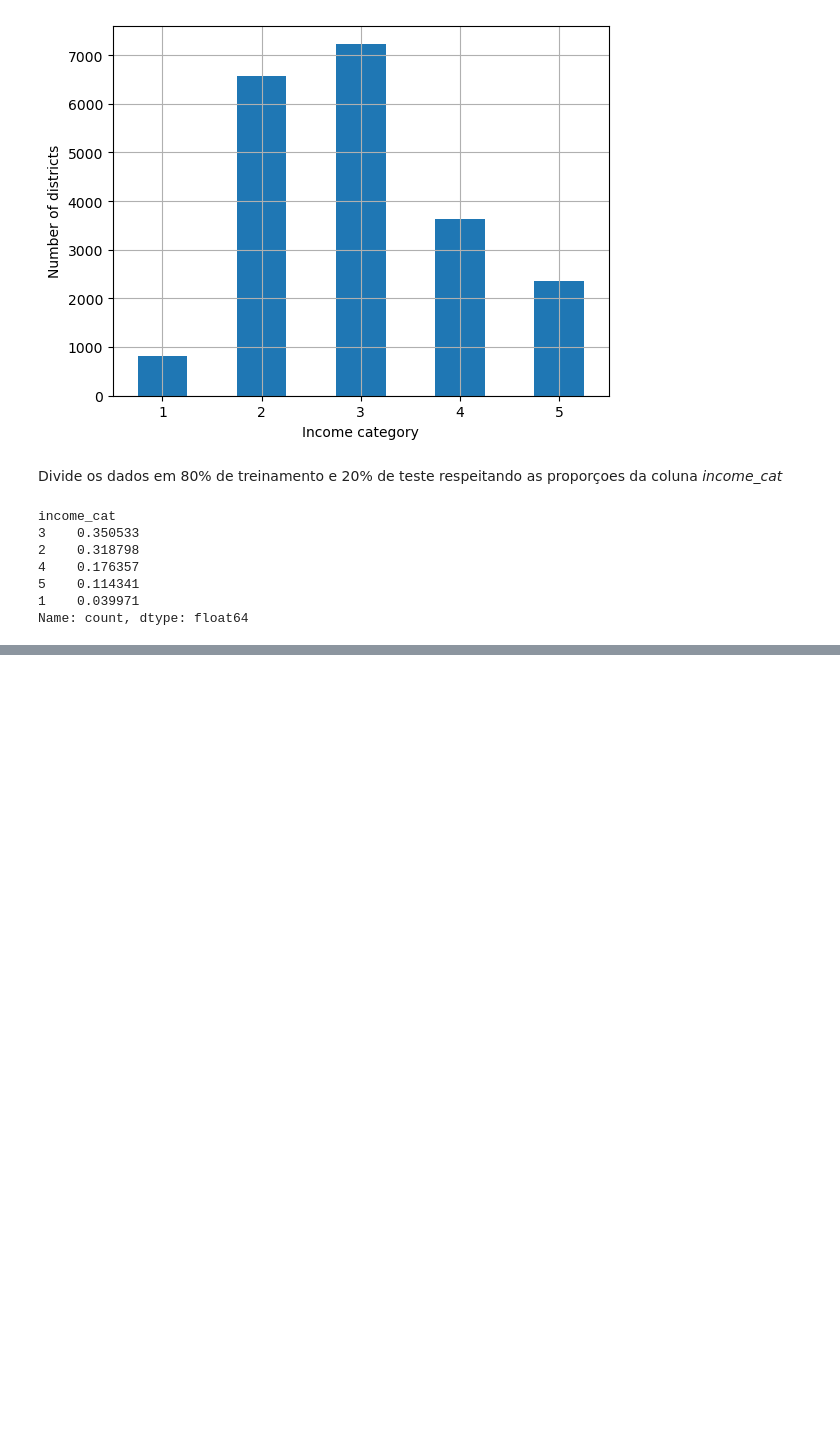
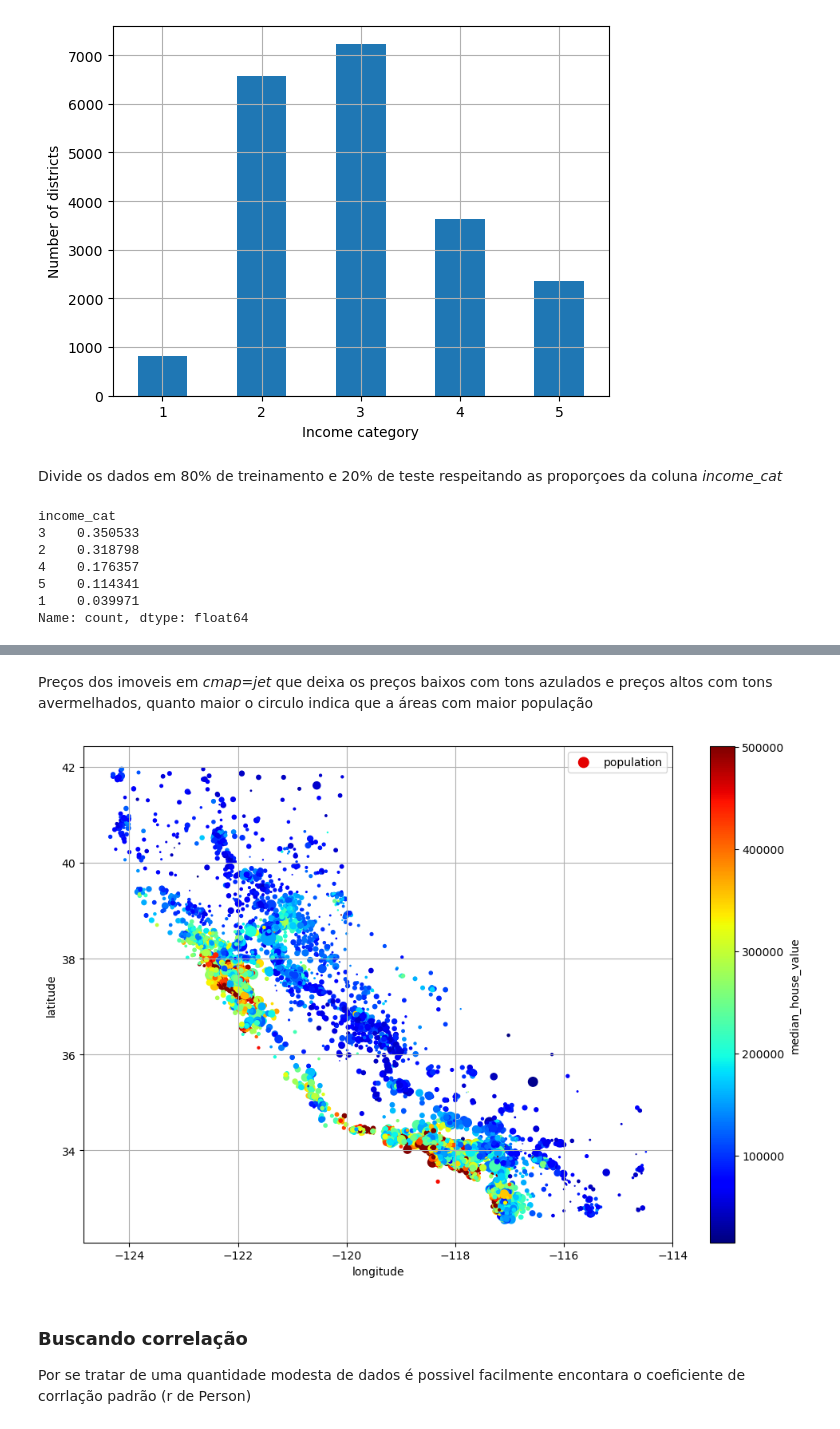
Before and after one commit to ThierryFabian00/Estudos-ml, a Jupyter notebook: Capitulo_02/projeto.ipynb, the cells around one changed output, grey strips where cells are left out. Cells and saved outputs as stored; diff of their text form; code cells hidden in the pictures; blank space fills up the shorter version.

```diff
--- a/Capitulo_02/projeto.ipynb
+++ b/Capitulo_02/projeto.ipynb
@@ -182,0 +212,13 @@ for set_ in (strat_train_set, strat_test_set):
+# %% [markdown]
+Preços dos imoveis em *cmap=jet* que deixa os preços baixos com tons azulados e preços altos com tons avermelhados, quanto maior o circulo indica que a áreas com maior população
+# %%
+housing.plot(kind="scatter", x="longitude", y="latitude", grid=True, s=housing["population"]/100,
+             label="population", c="median_house_value", cmap="jet", colorbar=True, legend=True,
+             sharex=False, figsize=(10, 7))
+save_fig("Visualizacao_completa")
+plt.show()
+# %% [output]
+[figure, added]
+# %% [markdown]
+### Buscando correlação
+Por se tratar de uma quantidade modesta de dados é possivel facilmente encontara o coeficiente de corrlação padrão (r de Person)
```
Also changed, not shown: parts of 28 cells of this notebook, 5 other files.
